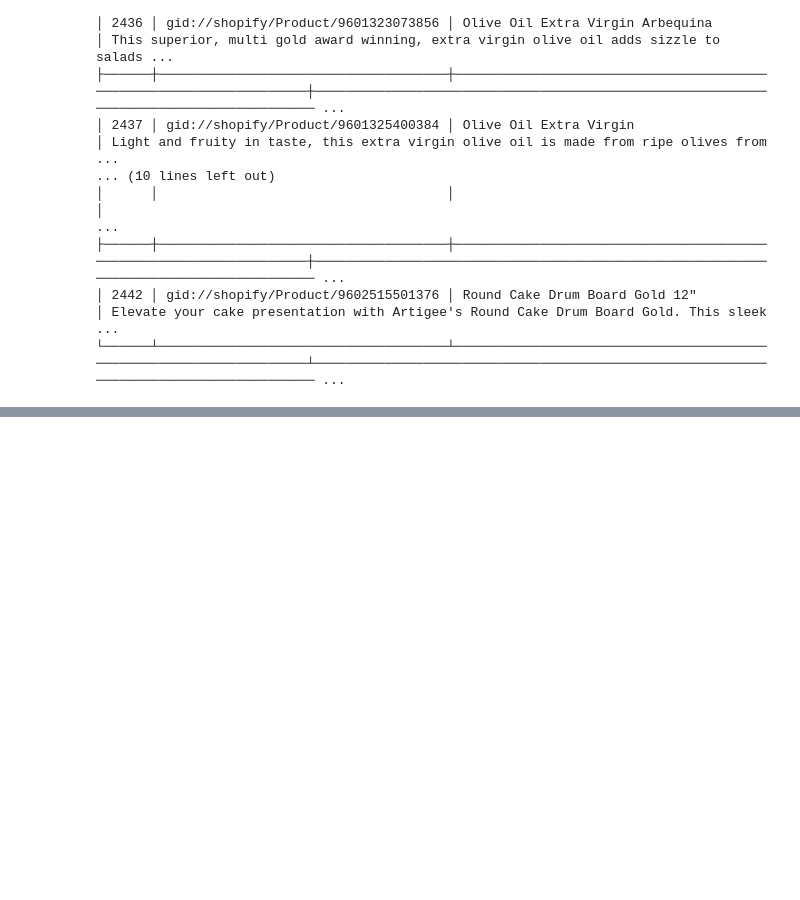
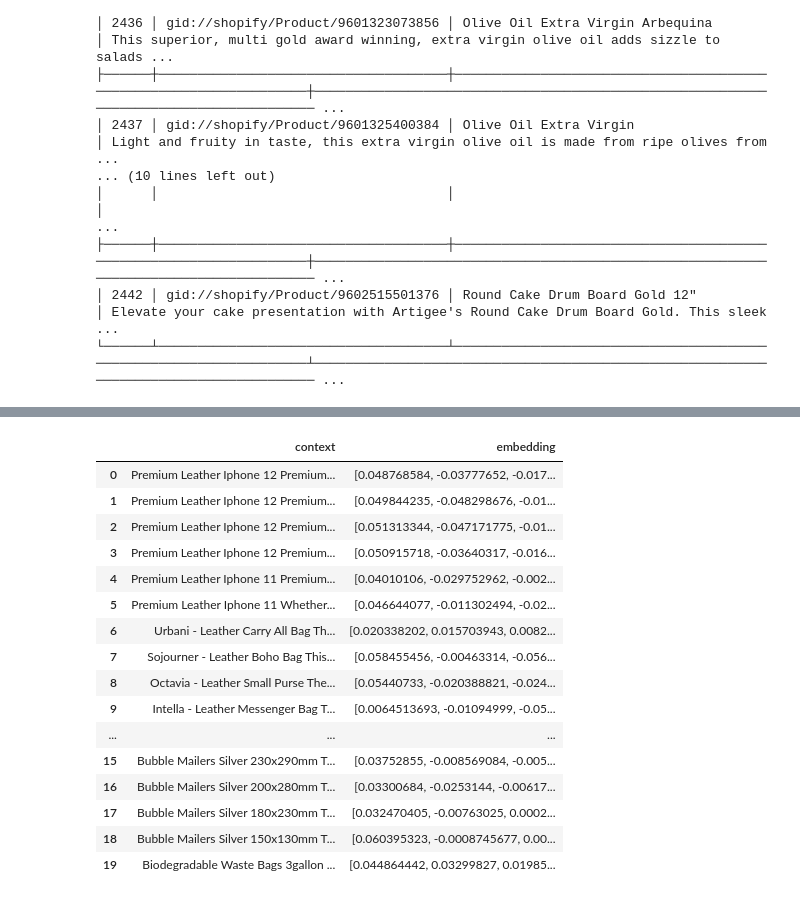
Before and after one commit to Beekeyinn/qualifirst-rec, a Jupyter notebook: recommendation.ipynb, the cells around one changed output, grey strips where cells are left out. Saved outputs shown, nothing was run; the diff lists cells and outputs as text; code cells hidden in the pictures; blank space fills up the shorter version.

```diff
--- a/recommendation.ipynb
+++ b/recommendation.ipynb
@@ -499,0 +520,3 @@ print(table)
+# %%
+DIMENSION=450
+MODEL="text-embedding-3-small"
@@ -499,0 +621,2 @@ print(table)
+# %%
+batch=BatchEmbedding(formatted_df)
@@ -499,0 +673,2 @@ print(table)
+# %%
+embeddings = batch.extract_embedding_result(to="embedding.jsonl")
@@ -499,0 +697,2 @@ print(table)
+# %%
+formatted_df.loc[:,'embedding']=formatted_df.loc[:,'id'].apply(lambda x,embeddings=embeddings: embeddings.get(x, None))
@@ -499,0 +705,20 @@ print(table)
+# %%
+formatted_df[['context','embedding']].head(20)
+# %% [output]
+|  | context | embedding |
+| 0 | Premium Leather Iphone 12 Premium... | [0.048768584, -0.03777652, -0.017... |
+| 1 | Premium Leather Iphone 12 Premium... | [0.049844235, -0.048298676, -0.01... |
+| 2 | Premium Leather Iphone 12 Premium... | [0.051313344, -0.047171775, -0.01... |
+| 3 | Premium Leather Iphone 12 Premium... | [0.050915718, -0.03640317, -0.016... |
+| 4 | Premium Leather Iphone 11 Premium... | [0.04010106, -0.029752962, -0.002... |
+| 5 | Premium Leather Iphone 11 Whether... | [0.046644077, -0.011302494, -0.02... |
+| 6 | Urbani - Leather Carry All Bag Th... | [0.020338202, 0.015703943, 0.0082... |
+| 7 | Sojourner - Leather Boho Bag This... | [0.058455456, -0.00463314, -0.056... |
+| 8 | Octavia - Leather Small Purse The... | [0.05440733, -0.020388821, -0.024... |
+| 9 | Intella - Leather Messenger Bag T... | [0.0064513693, -0.01094999, -0.05... |
+| ... | ... | ... |
+| 15 | Bubble Mailers Silver 230x290mm T... | [0.03752855, -0.008569084, -0.005... |
+| 16 | Bubble Mailers Silver 200x280mm T... | [0.03300684, -0.0253144, -0.00617... |
+| 17 | Bubble Mailers Silver 180x230mm T... | [0.032470405, -0.00763025, 0.0002... |
+| 18 | Bubble Mailers Silver 150x130mm T... | [0.060395323, -0.0008745677, 0.00... |
+| 19 | Biodegradable Waste Bags 3gallon ... | [0.044864442, 0.03299827, 0.01985... |
```
Also changed, not shown: parts of 21 cells of this notebook, 12 other files.
